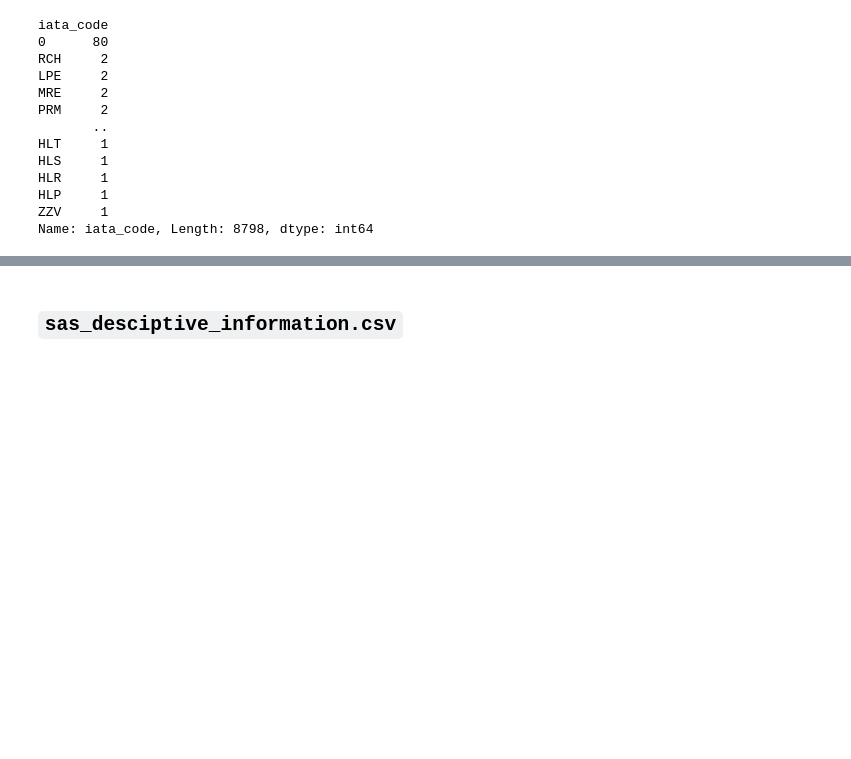
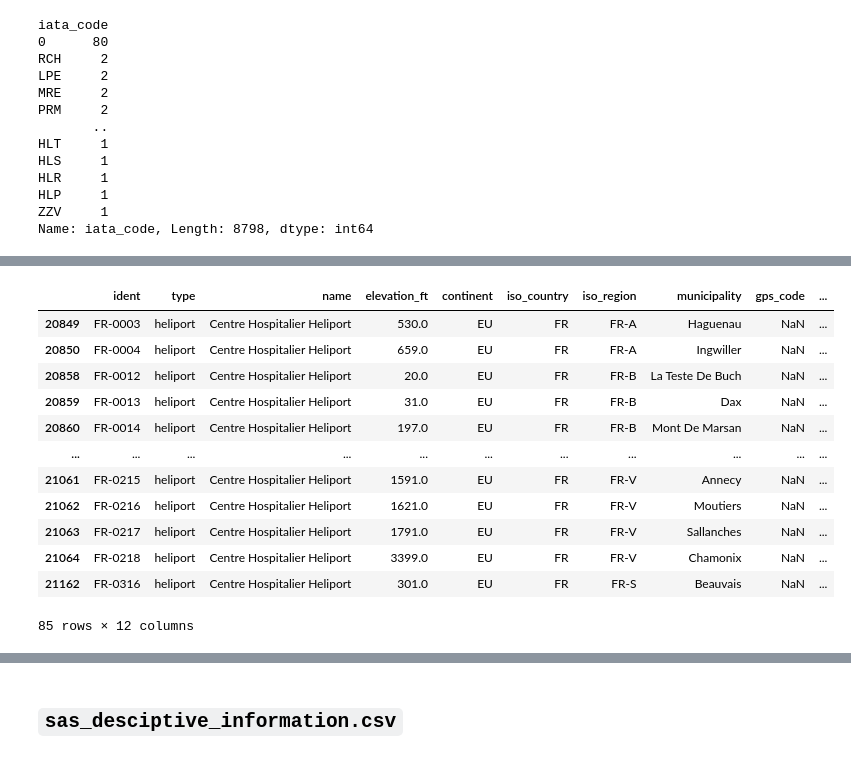
Before and after one commit to Nogfel/Data-Engineering-Nanodegree, a Jupyter notebook: Udacity_final_project/data_exploration.ipynb, the cells around one changed output, grey strips where cells are left out. Drawn from its saved outputs; the diff is of its cells as text; code cells hidden in the pictures; blank space fills up the shorter version.

```diff
--- a/Udacity_final_project/data_exploration.ipynb
+++ b/Udacity_final_project/data_exploration.ipynb
@@ -245,0 +325,16 @@ df_a[df_a['iata_code'] == 'RCH']
+# %%
+df_a[df_a['name'] == 'Centre Hospitalier Heliport']
+# %% [output]
+|  | ident | type | name | elevation_ft | continent | iso_country | iso_region | municipality | gps_code | ... |
+| 20849 | FR-0003 | heliport | Centre Hospitalier Heliport | 530.0 | EU | FR | FR-A | Haguenau | NaN | ... |
+| 20850 | FR-0004 | heliport | Centre Hospitalier Heliport | 659.0 | EU | FR | FR-A | Ingwiller | NaN | ... |
+| 20858 | FR-0012 | heliport | Centre Hospitalier Heliport | 20.0 | EU | FR | FR-B | La Teste De Buch | NaN | ... |
+| 20859 | FR-0013 | heliport | Centre Hospitalier Heliport | 31.0 | EU | FR | FR-B | Dax | NaN | ... |
+| 20860 | FR-0014 | heliport | Centre Hospitalier Heliport | 197.0 | EU | FR | FR-B | Mont De Marsan | NaN | ... |
+| ... | ... | ... | ... | ... | ... | ... | ... | ... | ... | ... |
+| 21061 | FR-0215 | heliport | Centre Hospitalier Heliport | 1591.0 | EU | FR | FR-V | Annecy | NaN | ... |
+| 21062 | FR-0216 | heliport | Centre Hospitalier Heliport | 1621.0 | EU | FR | FR-V | Moutiers | NaN | ... |
+| 21063 | FR-0217 | heliport | Centre Hospitalier Heliport | 1791.0 | EU | FR | FR-V | Sallanches | NaN | ... |
+| 21064 | FR-0218 | heliport | Centre Hospitalier Heliport | 3399.0 | EU | FR | FR-V | Chamonix | NaN | ... |
+| 21162 | FR-0316 | heliport | Centre Hospitalier Heliport | 301.0 | EU | FR | FR-S | Beauvais | NaN | ... |
+85 rows × 12 columns
```
Also changed, not shown: parts of 17 cells of this notebook.
